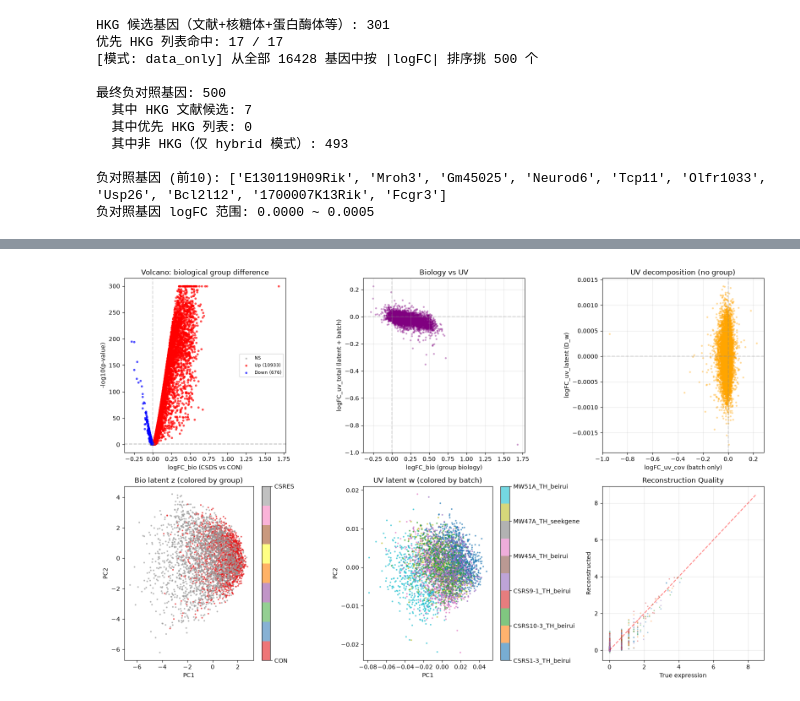
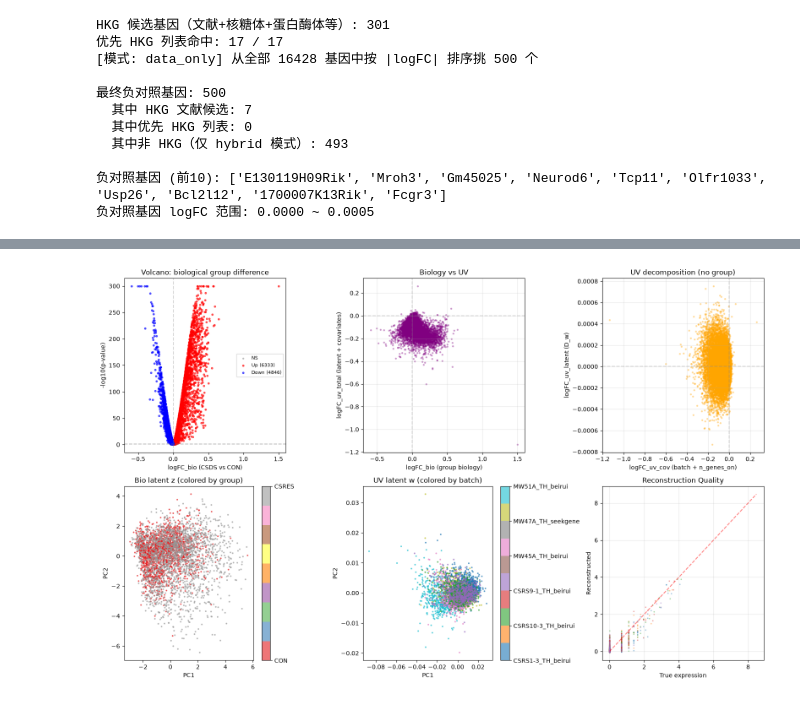
Before and after one commit to juychen/RUVDEG, a Jupyter notebook: testRUVVAE.ipynb, the cells around one changed output, grey strips where cells are left out. Saved outputs shown, nothing was run; the diff lists cells and outputs as text; code cells hidden in the pictures.

```diff
--- a/testRUVVAE.ipynb
+++ b/testRUVVAE.ipynb
@@ -203,3 +203,20 @@ print(f"批次: {batches_unique}")
 CON: 1833, CSDS: 2140
 批次数量: 6
 批次: ['CSRS1-3_TH_beirui', 'CSRS10-3_TH_beirui', 'CSRS9-1_TH_beirui', 'MW45A_TH_beirui', 'MW47A_TH_seekgene', 'MW51A_TH_beirui']
+# %%
+# ========== 1b. 计算 n_genes_on（每个细胞检测到的基因数，用作连续协变量） ==========
+# 从 raw counts 计算每个细胞表达值 > 0 的基因数。
+x_raw = adata_hvg.layers["counts"].toarray() if hasattr(adata_hvg.layers["counts"], "toarray") else adata_hvg.layers["counts"]
+x_raw = np.nan_to_num(x_raw, nan=0.0, posinf=0.0, neginf=0.0)
+n_genes_on_raw = (x_raw > 0).sum(axis=1).astype(np.float32)
+
+# 连续协变量必须标准化，否则会因量纲过大导致 W_cov 不稳定。
+n_genes_on_mean = float(n_genes_on_raw.mean())
+n_genes_on_std = float(n_genes_on_raw.std())
+if n_genes_on_std < 1e-8:
+    raise ValueError("n_genes_on 没有足够变异，无法作为连续协变量")
+n_genes_on = ((n_genes_on_raw - n_genes_on_mean) / n_genes_on_std).astype(np.float32)
+adata_hvg.obs["n_genes_on"] = n_genes_on
+print(f"n_genes_on source: raw counts > 0")
+print(f"raw mean/std: {n_genes_on_mean:.1f} / {n_genes_on_std:.1f}")
+print(f"standardized range: {n_genes_on.min():.3f} ~ {n_genes_on.max():.3f}")
@@ -339,11 +360,12 @@ HKG 候选基因（文献+核糖体+蛋白酶体等）: 301
 device = torch.device("cuda" if torch.cuda.is_available() else "cpu")
 print(f"使用设备: {device}")
 
-# 初始化模型（使用全部基因数）
+# 初始化模型（group 是 biology；batch 和 n_genes_on 是 nuisance covariates）
 model = RUVVAE_DEG(
     n_genes=n_genes_total,
     n_group=2,
     n_batch=len(batches_unique),
+    n_genes_on=1,
     d_bio=32,
     k_unk=5
 ).to(device)
@@ -354,9 +376,9 @@ scheduler = torch.optim.lr_scheduler.ReduceLROnPlateau(optimizer, patience=10, f
 # 准备 covariate 字典
 group_idx = np.array([groups_unique.index(g) for g in group_labels])
 c_dict = {"group": torch.FloatTensor(np.eye(len(groups_unique))[group_idx]).to(device)}
-
 batch_idx = np.array([batches_unique.index(b) for b in batch_labels])
 c_dict["batch"] = torch.FloatTensor(np.eye(len(batches_unique))[batch_idx]).to(device)
+c_dict["n_genes_on"] = torch.FloatTensor(n_genes_on[:, None]).to(device)
 
 # 转换数据为 tensor
 Y_t = torch.FloatTensor(Y_log).to(device)
@@ -660,14 +672,14 @@ ax.set_title("Volcano: biological group difference"); ax.legend(fontsize=8)
 # 6b. Biological effect vs total UV
 ax = axes[0, 1]
 ax.scatter(deg_df["logFC_bio"], deg_df["logFC_uv_total"], alpha=0.3, s=5, c="purple")
-ax.set_xlabel("logFC_bio (group biology)"); ax.set_ylabel("logFC_uv_total (latent + batch)")
+ax.set_xlabel("logFC_bio (group biology)"); ax.set_ylabel("logFC_uv_total (latent + covariates)")
 ax.set_title("Biology vs UV"); ax.grid(True, alpha=0.3)
 ax.axhline(0, c="gray", ls="--", alpha=0.3); ax.axvline(0, c="gray", ls="--", alpha=0.3)
 
-# 6c. UV 分解：只显示 batch covariate 与 latent UV，不再把 W_group 画成 UV
+# 6c. UV 分解：batch + n_genes_on 与 latent UV，不包含 group
 ax = axes[0, 2]
 ax.scatter(deg_df["logFC_uv_cov"], deg_df["logFC_uv_latent"], alpha=0.3, s=5, c="orange")
-ax.set_xlabel("logFC_uv_cov (batch only)"); ax.set_ylabel("logFC_uv_latent (D_w)")
+ax.set_xlabel("logFC_uv_cov (batch + n_genes_on)"); ax.set_ylabel("logFC_uv_latent (D_w)")
 ax.set_title("UV decomposition (no group)"); ax.grid(True, alpha=0.3)
 ax.axhline(0, c="gray", ls="--", alpha=0.3); ax.axvline(0, c="gray", ls="--", alpha=0.3)
 
@@ -675,7 +687,7 @@ ax.axhline(0, c="gray", ls="--", alpha=0.3); ax.axvline(0, c="gray", ls="--", al
 z_mu = np.nan_to_num(extra["z_mu"], nan=0.0)
 from sklearn.decomposition import PCA
 z_pca = PCA(n_components=2).fit_transform(z_mu)
-scatter = ax = axes[1, 0].scatter(
+scatter = axes[1, 0].scatter(
     z_pca[:, 0], z_pca[:, 1],
     c=[groups_unique.index(g) for g in group_labels],
     cmap="Set1", s=3, alpha=0.6,
@@ -691,34 +703,35 @@ w_pca = PCA(n_components=2).fit_transform(w_mu)
 scatter = axes[1, 1].scatter(
     w_pca[:, 0], w_pca[:, 1],
     c=[batches_unique.index(b) for b in batch_labels],
     cmap="tab10", s=3, alpha=0.6,
 )
 axes[1, 1].set_title("UV latent w (colored by batch)")
 axes[1, 1].set_xlabel("PC1"); axes[1, 1].set_ylabel("PC2")
 cbar = plt.colorbar(scatter, ax=axes[1, 1], ticks=range(len(batches_unique)))
 cbar.set_ticklabels(batches_unique)
 
 # 6f. 重建质量
 ax = axes[1, 2]
 model_cpu.eval()
 with torch.no_grad():
     c_dict_cpu = {
         "group": torch.FloatTensor(np.eye(len(groups_unique))[group_idx]),
         "batch": torch.FloatTensor(np.eye(len(batches_unique))[batch_idx]),
+        "n_genes_on": torch.FloatTensor(n_genes_on[:, None]),
     }
     out = model_cpu(torch.FloatTensor(Y_log), c_dict_cpu, torch.BoolTensor(neg_control_mask))
     y_recon = out["y_recon"].numpy()
 idx_plot = np.random.choice(Y_log.shape[0], min(200, Y_log.shape[0]), replace=False)
 for i in idx_plot[:5]:
     ax.scatter(Y_log[i, :200], y_recon[i, :200], s=2, alpha=0.3)
 ax.plot([0, Y_log.max()], [0, Y_log.max()], "r--", alpha=0.5)
 ax.set_xlabel("True expression"); ax.set_ylabel("Reconstructed")
 ax.set_title("Reconstruction Quality"); ax.grid(True, alpha=0.3)
 
 plt.tight_layout()
 plt.show()
 # %% [output]
-[figure, old version]
+[figure, new version]
 # %%
 def compute_metrics(y_t, y_p):
     """向量化 R² + Pearson r（按基因 / 按样本 / 整体），无 for 循环"""
```
Also changed, not shown: parts of 7 cells of this notebook, 1 other file.
